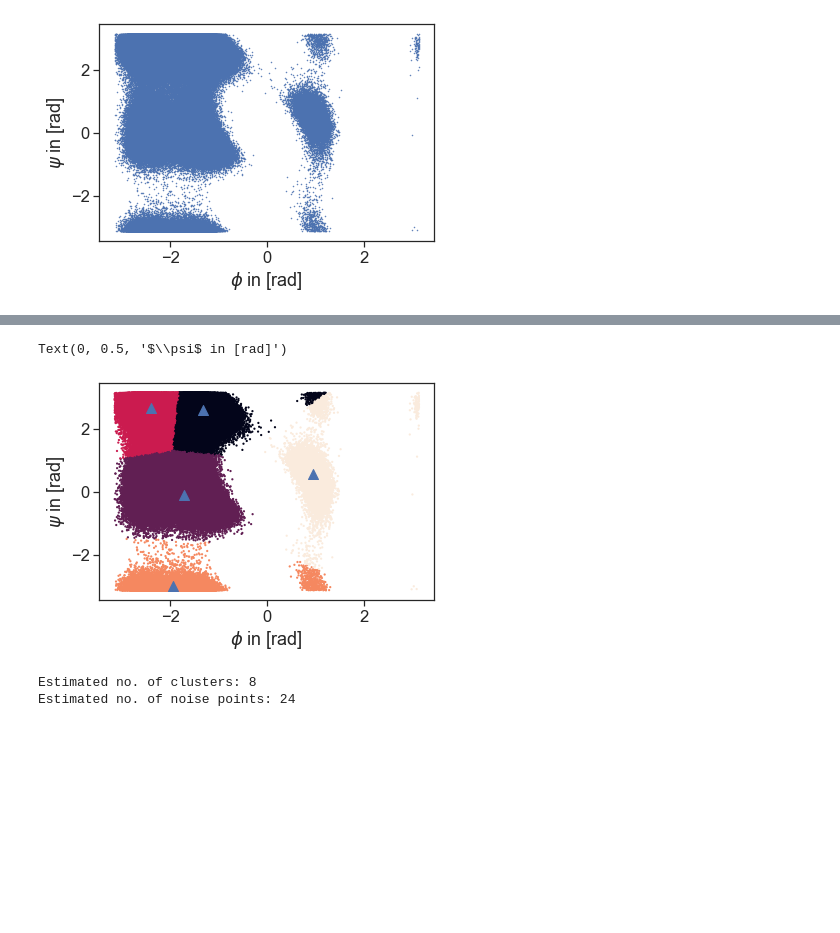
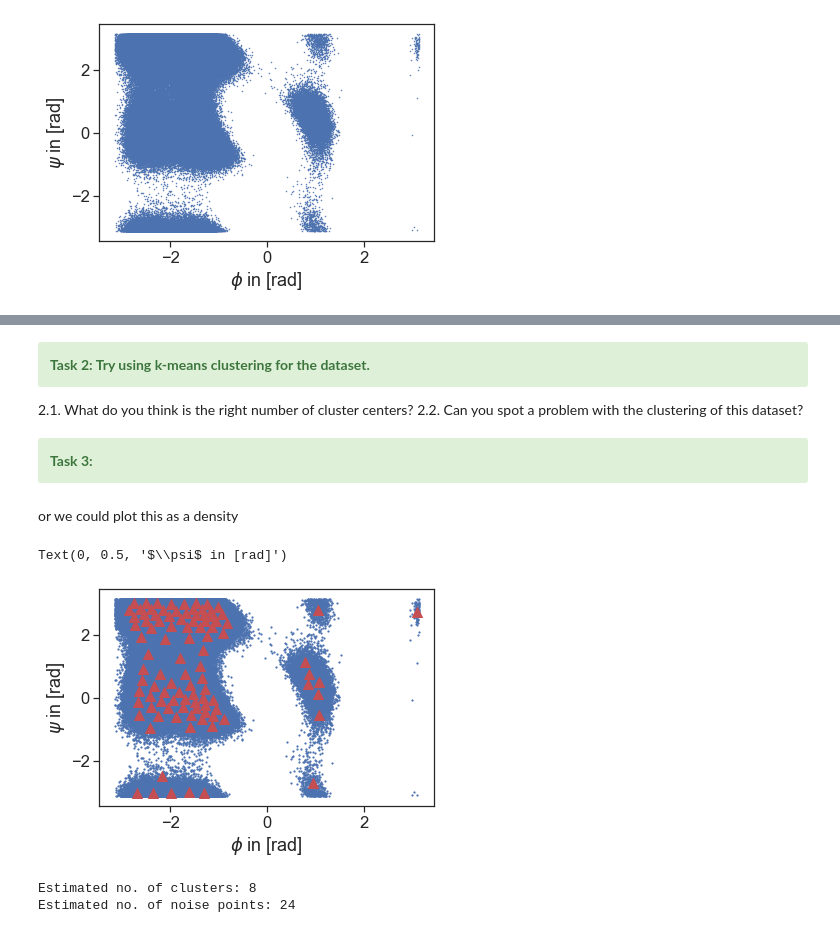
Before and after one commit to MDAnalysis/WorkshopMDMLEdinburgh2022, a Jupyter notebook: ML/ML_clustering_01.ipynb, the cells around one changed output, grey strips where cells are left out. Cells and saved outputs as stored; diff of their text form; code cells hidden in the pictures; blank space fills up the shorter version.

```diff
--- a/ML/ML_clustering_01.ipynb
+++ b/ML/ML_clustering_01.ipynb
@@ -346,2 +364,6 @@ Alanine dipeptide is a commonly used toy model in molecular simulations.
 # %%
-data = np.load('data/alanine-dipeptide-3x250ns-backbone-dihedrals.npz',mmap_mode='r')
+temp = np.load('data/alanine-dipeptide-3x250ns-backbone-dihedrals.npz',mmap_mode='r')
+dihedral = []
+for k in temp.files:
+    dihedral.append(temp[k])
+dihedral_data = np.concatenate(dihedral)
@@ -365,0 +388,8 @@ Text(0, 0.5, '$\\psi$ in [rad]')
+# %% [markdown]
+<div class="alert alert-success">
+<b>Task 2: Try using k-means clustering for the dataset. </b> </div>
+2.1. What do you think is the right number of cluster centers?
+2.2. Can you spot a problem with the clustering of this dataset?
+# %% [markdown]
+<div class="alert alert-success">
+<b>Task 3:  </b> </div>
@@ -366,16 +401,18 @@ Text(0, 0.5, '$\\psi$ in [rad]')
+# %% [markdown]
+or we could plot this as a density
 # %%
-Kmean = skl_cluster.KMeans(n_clusters=5)
-Kmean.fit(data_set)
-clusters = Kmean.predict(data_set)
+Kmean = skl_cluster.KMeans(n_clusters=100)
+Kmean.fit(dihedral_data)
+clusters = Kmean.predict(dihedral_data)
 # %%
-plt.scatter(data_set[:, 0], data_set[:, 1], s=5, linewidth=0,c=clusters)
+plt.scatter(dihedral_data[:, 0], dihedral_data[:, 1], s=5, linewidth=0)
 for cluster_x, cluster_y in Kmean.cluster_centers_:
-    plt.scatter(cluster_x, cluster_y, s=100, c='b', marker='^')
+    plt.scatter(cluster_x, cluster_y, s=100, c='r', marker='^')
 plt.xlabel(r'$\phi$ in [rad]')
 plt.ylabel(r'$\psi$ in [rad]')
 # %% [output]
 Text(0, 0.5, '$\\psi$ in [rad]')
-[figure, old version]
+[figure, new version]
 # %%
 # Periodicity!!!
 # %%
```
Also changed, not shown: parts of 9 cells of this notebook.
